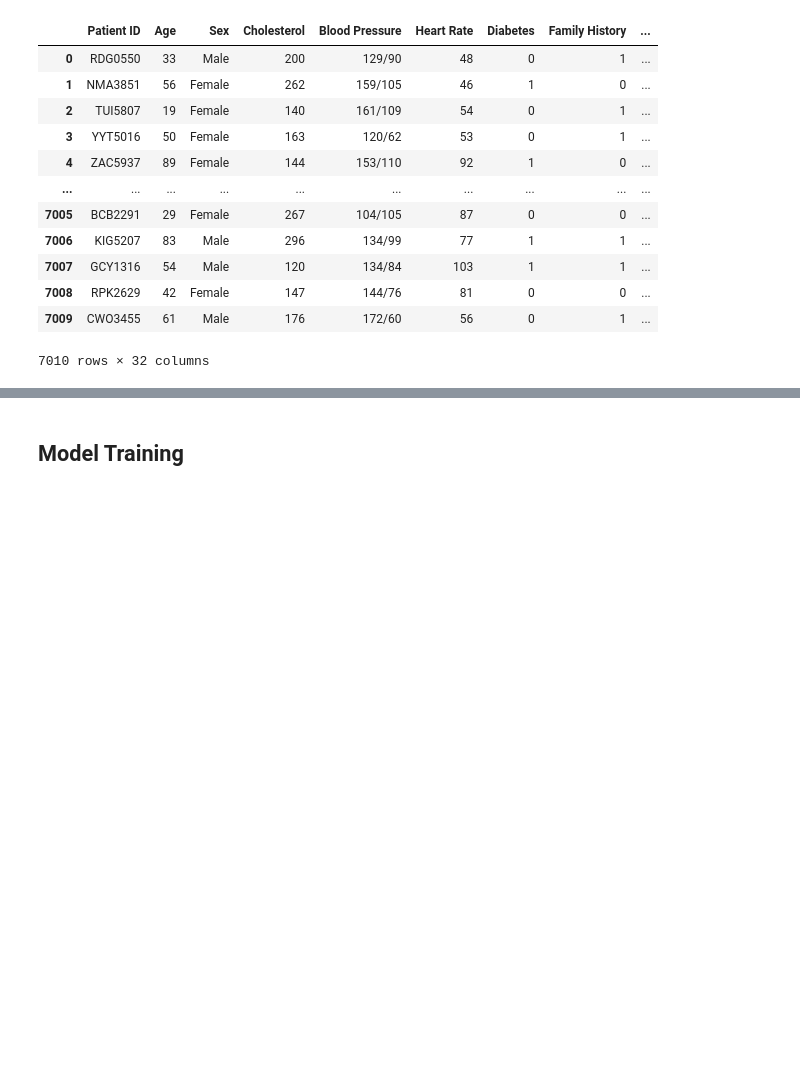
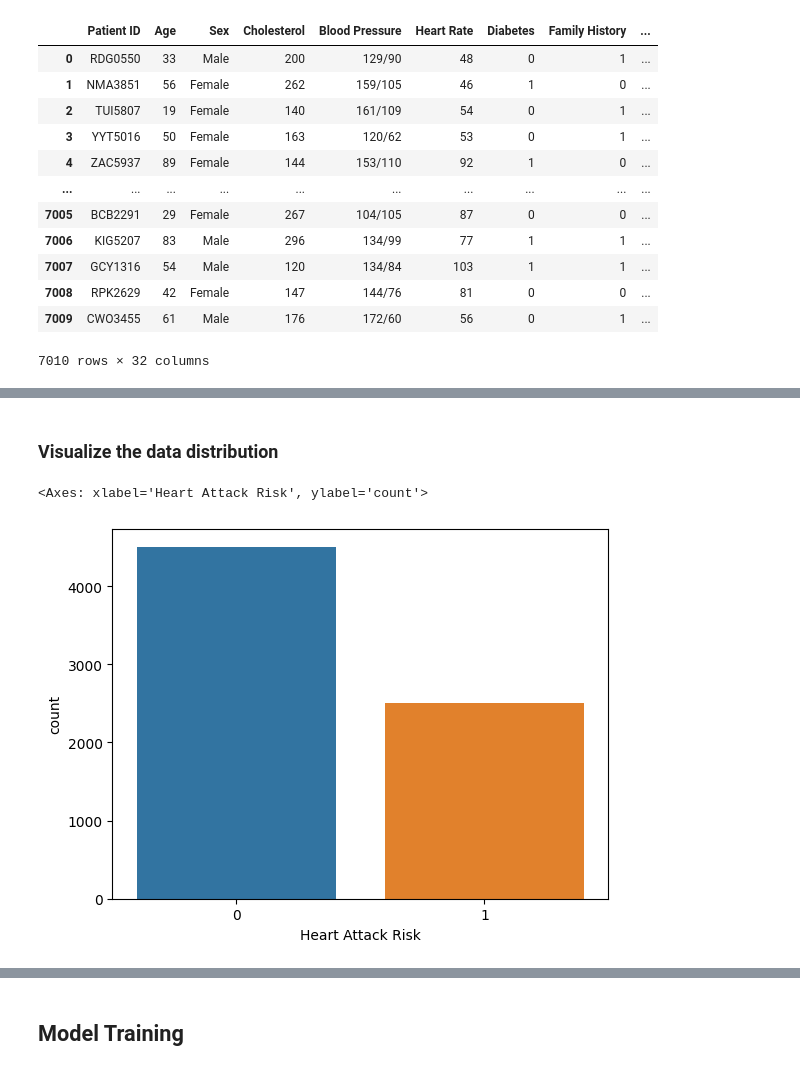
Before and after one commit to thassung/AIT_cp2023, a Jupyter notebook: main.ipynb, the cells around one changed output, grey strips where cells are left out. Saved outputs shown, nothing was run; the diff lists cells and outputs as text; code cells hidden in the pictures; blank space fills up the shorter version.

```diff
--- a/main.ipynb
+++ b/main.ipynb
@@ -393,7 +161,7 @@ data
 data['Health Index'] = data['health_index']
 data['GDP (2018)'] = data['2018']
 data['Death Rate'] = data['Deaths - Cardiovascular diseases - Sex: Both - Age: Age-standardized (Rate)']
-data.drop(['Country', 'Hemisphere', 'Country ', 'country', 'health_index', '2018', 'Entity', 'Deaths - Cardiovascular diseases - Sex: Both - Age: Age-standardized (Rate)'], axis=1, inplace=True)
+data.drop(['Country ', 'country', 'health_index', '2018', 'Entity', 'Deaths - Cardiovascular diseases - Sex: Both - Age: Age-standardized (Rate)'], axis=1, inplace=True)
 # %%
 data.head()
 # %% [output]
@@ -406,0 +339,7 @@ data.head()
+# %% [markdown]
+### Visualize the data distribution
+# %%
+sns.countplot(data, x='Heart Attack Risk', hue='Heart Attack Risk', legend=False)
+# %% [output]
+<Axes: xlabel='Heart Attack Risk', ylabel='count'>
+[figure, added]
```
Also changed, not shown: parts of 127 cells of this notebook, 19 other files.
